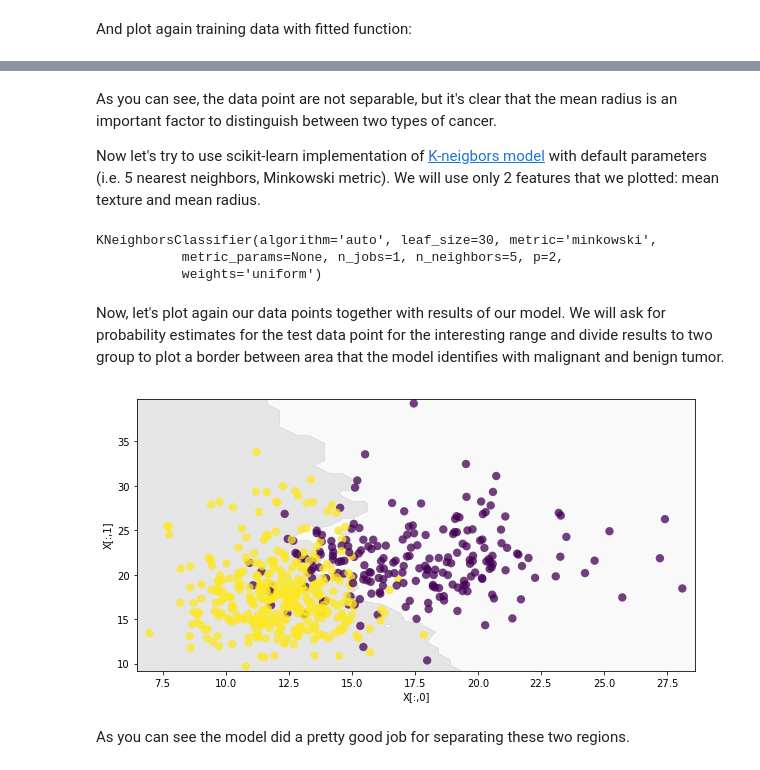
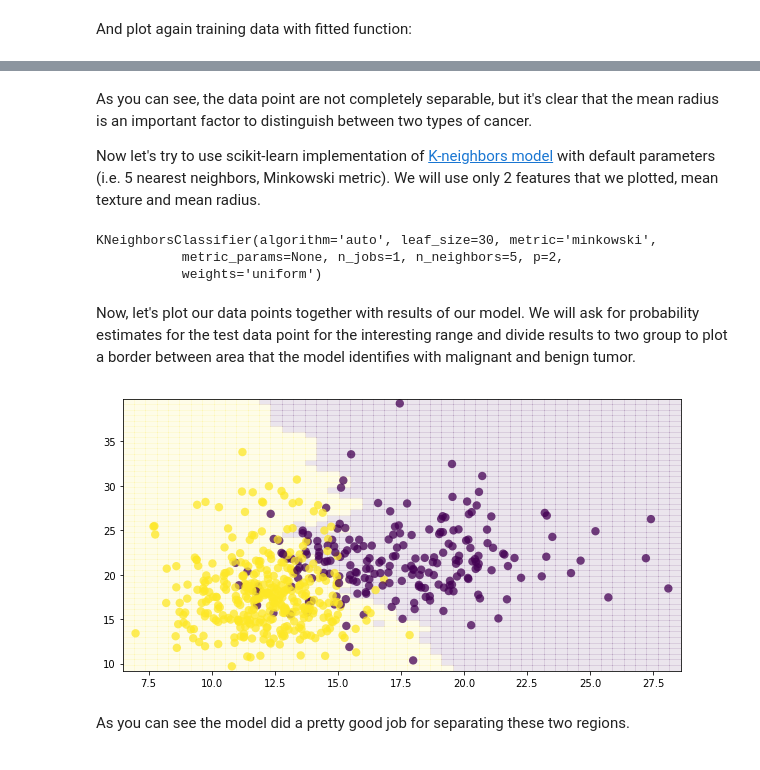
Before and after one commit to neuro-data-science/neuroML, a Jupyter notebook: notebooks/introductory_general.ipynb, the cells around one changed output, grey strips where cells are left out. Cells and saved outputs as stored; diff of their text form; code cells hidden in the pictures.

```diff
--- a/notebooks/introductory_general.ipynb
+++ b/notebooks/introductory_general.ipynb
@@ -73,11 +74,10 @@ array([0, 1])
 # %%
 %matplotlib inline
 import matplotlib.pyplot as plt
+import seaborn as sns
 
-X, y = datasets.make_regression( n_samples=10, n_features=1, n_informative=1, random_state=0, noise=75)
-# just to have positive values only
-X = X + 5
-y = y + 300
+X, y = datasets.make_regression(n_samples=40, n_features=1, n_informative=1, random_state=0, noise=40)
 
-plt.scatter(X[:,0], y, s=50, alpha=0.5)
+# using seaborn you can plot the distributions
+sns.jointplot(x=X[:,0], y=y);
 # %% [output]
@@ -149,8 +175,0 @@ We can use classification algorithm to create model for the data we saw previous
-# %%
-colors = plt.rcParams['axes.prop_cycle']
-def plotXY(X, y, feat_x=0, feat_y=1):
-    fig, ax = plt.subplots(figsize=(10,5))
-    ax.scatter(X[:, feat_x ], X_can[:, feat_y], c=y, s=50, alpha=0.5, edgecolor='none')
-    ax.set_xlabel(cancer.feature_names[feat_x])
-    ax.set_ylabel(cancer.feature_names[feat_y])
-plotXY(X_can, y_can)
@@ -159,7 +197,7 @@ plotXY(X_can, y_can)
 # %% [markdown]
-As you can see, the data point are not separable, but it's clear that the mean radius is an important factor to distinguish between two types of cancer.
+As you can see, the data point are not completely separable, but it's clear that the mean radius is an important factor to distinguish between two types of cancer.
 
-Now let's try to use scikit-learn implementation of [K-neigbors model](http://scikit-learn.org/stable/modules/generated/sklearn.neighbors.KNeighborsClassifier.html) with default parameters (i.e. 5 nearest neighbors, Minkowski metric). We will use only 2 features that we plotted: mean texture and mean radius.
+Now let's try to use scikit-learn implementation of [K-neighbors model](http://scikit-learn.org/stable/modules/generated/sklearn.neighbors.KNeighborsClassifier.html) with default parameters (i.e. 5 nearest neighbors, Minkowski metric). We will use only 2 features that we plotted, mean texture and mean radius.
 # %%
 from sklearn.neighbors import KNeighborsClassifier
 clf = KNeighborsClassifier()
@@ -169,31 +207,30 @@ KNeighborsClassifier(algorithm='auto', leaf_size=30, metric='minkowski',
            metric_params=None, n_jobs=1, n_neighbors=5, p=2,
            weights='uniform')
 # %% [markdown]
-Now, let's plot again our data points together with results of our model. We will ask for probability estimates for the test data point for the interesting range and divide results to two group to plot a border between area that the model identifies with malignant and benign tumor.
+Now, let's plot our data points together with results of our model. We will ask for probability estimates for the test data point for the interesting range and divide results to two group to plot a border between area that the model identifies with malignant and benign tumor.
 # %%
-def plot_Kneig(clf, X, y):
+def plot_Kneig(clf, X, y, ind_x=0, ind_y=1):
     h = 50
-    x_min, x_max = X[:, 0].min() - .5, X[:, 0].max() + .5
-    y_min, y_max = X[:, 1].min() - .5, X[:, 1].max() + .5
+    x_min, x_max = X[:, ind_x].min() - .5, X[:, ind_x].max() + .5
+    y_min, y_max = X[:, ind_y].min() - .5, X[:, ind_y].max() + .5
     xx, yy = np.meshgrid(np.linspace(x_min, x_max, h),
                          np.linspace(y_min, y_max, h))
 
-    clf.fit(X, y)
-    # probability estimates for the test data
-    Z = clf.predict_proba(np.c_[xx.ravel(), yy.ravel()])[:, 1]
+    # estimates for the xx, yy meshgrid
+    Z = clf.predict(np.c_[xx.ravel(), yy.ravel()])
     Z = Z.reshape(xx.shape)
 
+
     fig, ax = plt.subplots(figsize=(10,5))
-    # plotting two areas for p<0.5 and p>0.5 to get a
-    ax.contourf(xx, yy, Z, alpha=0.15, levels=[0,0.5,1], cmap=plt.cm.Greys)
-    ax.scatter(X[:, 0], X[:, 1], c=y, s=70, alpha=0.75, edgecolor='none')
+    plt.pcolormesh(xx, yy, Z, alpha=.1)
+    ax.scatter(X[:, ind_x], X[:, ind_y], c=y, s=70, alpha=0.75, edgecolor='none')
     ax.set_xlim(xx.min(), xx.max())
     ax.set_ylim(yy.min(), yy.max())
-    ax.set_xlabel('X[:,0]')
-    ax.set_ylabel('X[:,1]')
+    #ax.set_xlabel('X[:,0]')
+    #ax.set_ylabel('X[:,1]')
 plot_Kneig(clf, X_can[:, :2], y_can)
 # %% [output]
-[figure, old version]
+[figure, new version]
 # %% [markdown]
 As you can see the model did a pretty good job for separating these two regions.
 # %% [markdown]
```
Also changed, not shown: parts of 47 cells of this notebook, 3 other files.
